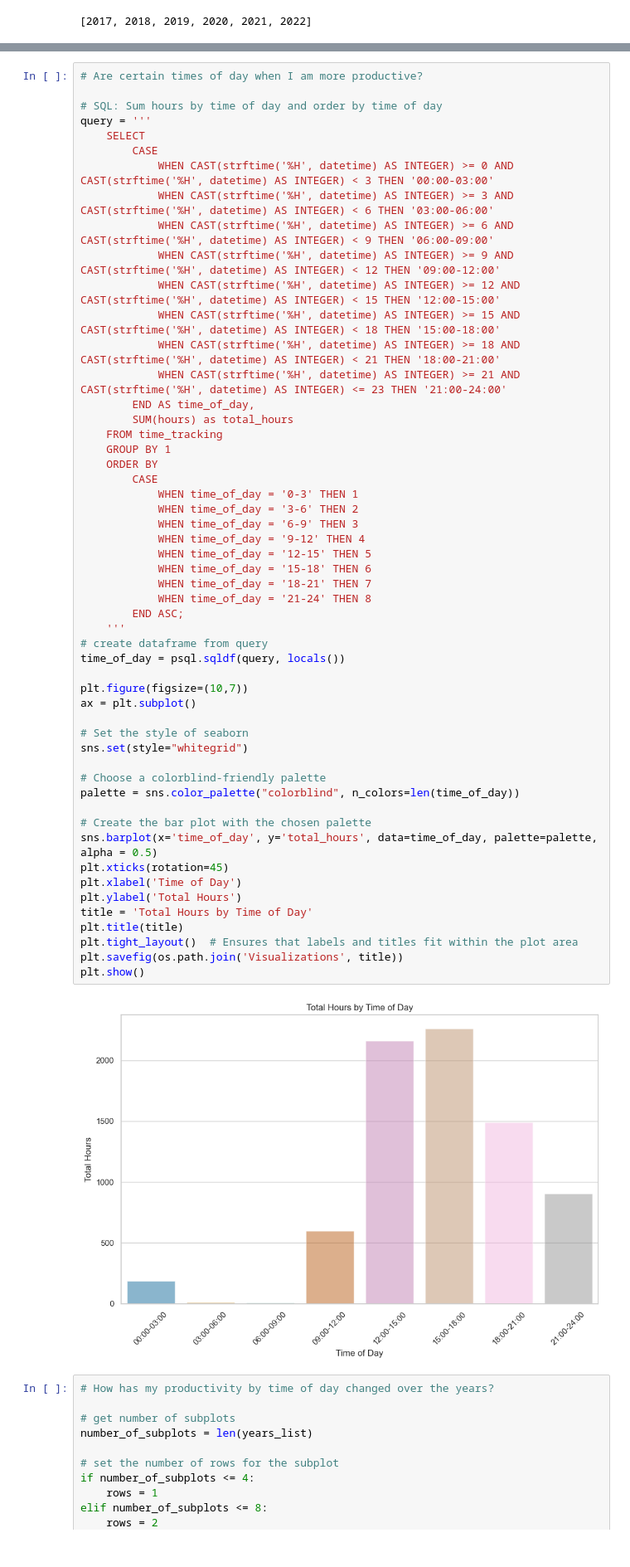
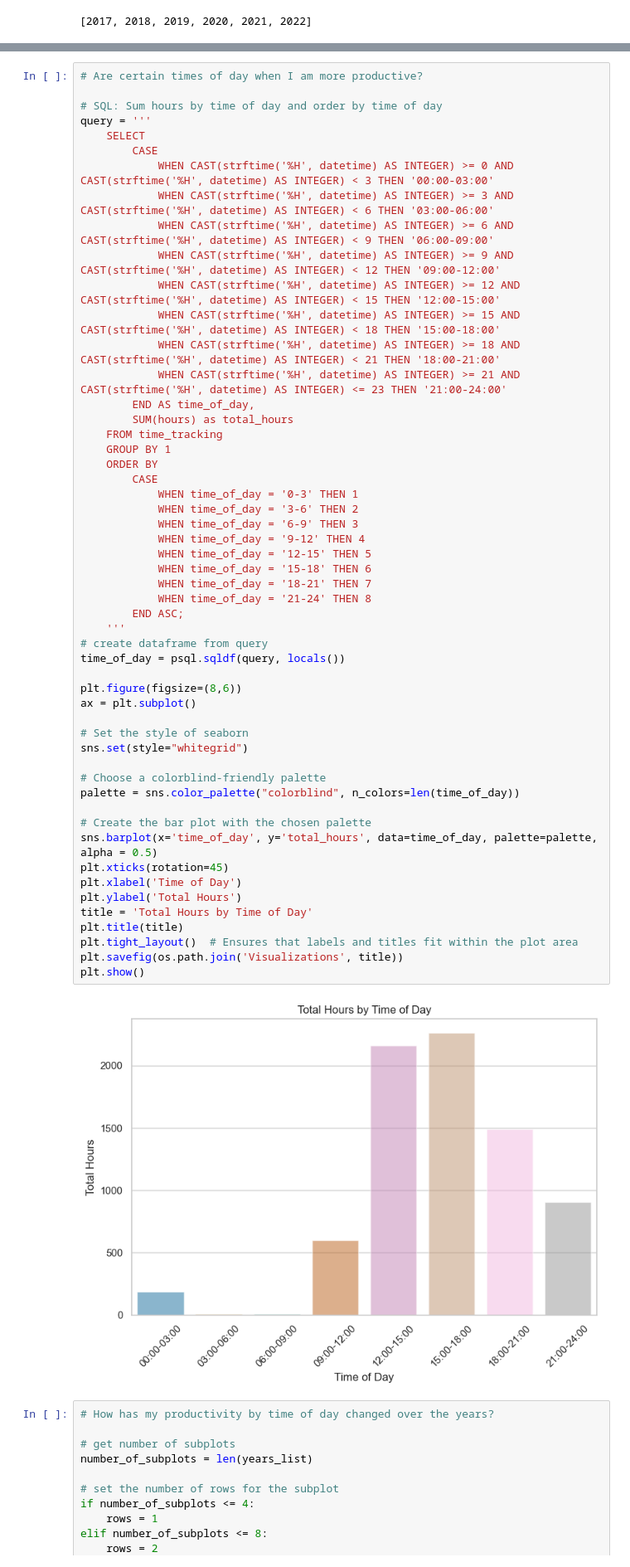
Before and after one commit to awkwardarm/Portfolio-Projects, a Jupyter notebook: Porftolio Project - Time Tracking.ipynb, the cells around one changed output, grey strips where cells are left out. Shown at 83% size. Saved outputs shown, nothing was run; the diff lists cells and outputs as text.

```diff
--- a/Porftolio Project - Time Tracking.ipynb
+++ b/Porftolio Project - Time Tracking.ipynb
@@ -208,35 +228,35 @@ query = '''
             WHEN time_of_day = '6-9' THEN 3
             WHEN time_of_day = '9-12' THEN 4
             WHEN time_of_day = '12-15' THEN 5
             WHEN time_of_day = '15-18' THEN 6
             WHEN time_of_day = '18-21' THEN 7
             WHEN time_of_day = '21-24' THEN 8
         END ASC;
     '''
 # create dataframe from query
 time_of_day = psql.sqldf(query, locals())
 
-plt.figure(figsize=(10,7))
+plt.figure(figsize=(8,6))
 ax = plt.subplot()
 
 # Set the style of seaborn
 sns.set(style="whitegrid")
 
 # Choose a colorblind-friendly palette
 palette = sns.color_palette("colorblind", n_colors=len(time_of_day))
 
 # Create the bar plot with the chosen palette
 sns.barplot(x='time_of_day', y='total_hours', data=time_of_day, palette=palette, alpha = 0.5)
 plt.xticks(rotation=45)
 plt.xlabel('Time of Day')
 plt.ylabel('Total Hours')
 title = 'Total Hours by Time of Day'
 plt.title(title)
 plt.tight_layout()  # Ensures that labels and titles fit within the plot area
 plt.savefig(os.path.join('Visualizations', title))
 plt.show()
 # %% [output]
-[figure, old version]
+[figure, new version]
 # %%
 # How has my productivity by time of day changed over the years?
 
```
Also changed, not shown: parts of 23 cells of this notebook, 10 other files.
